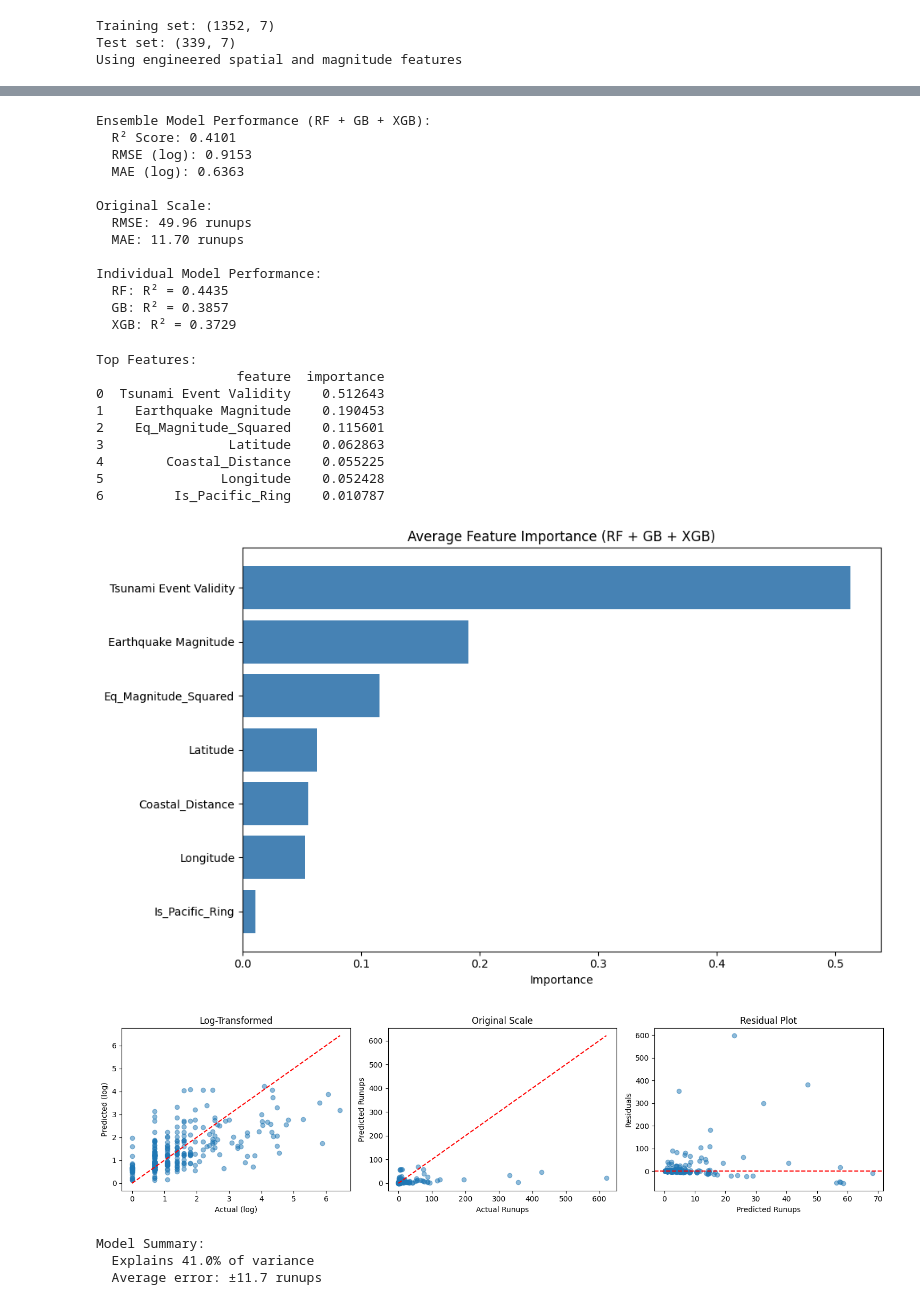
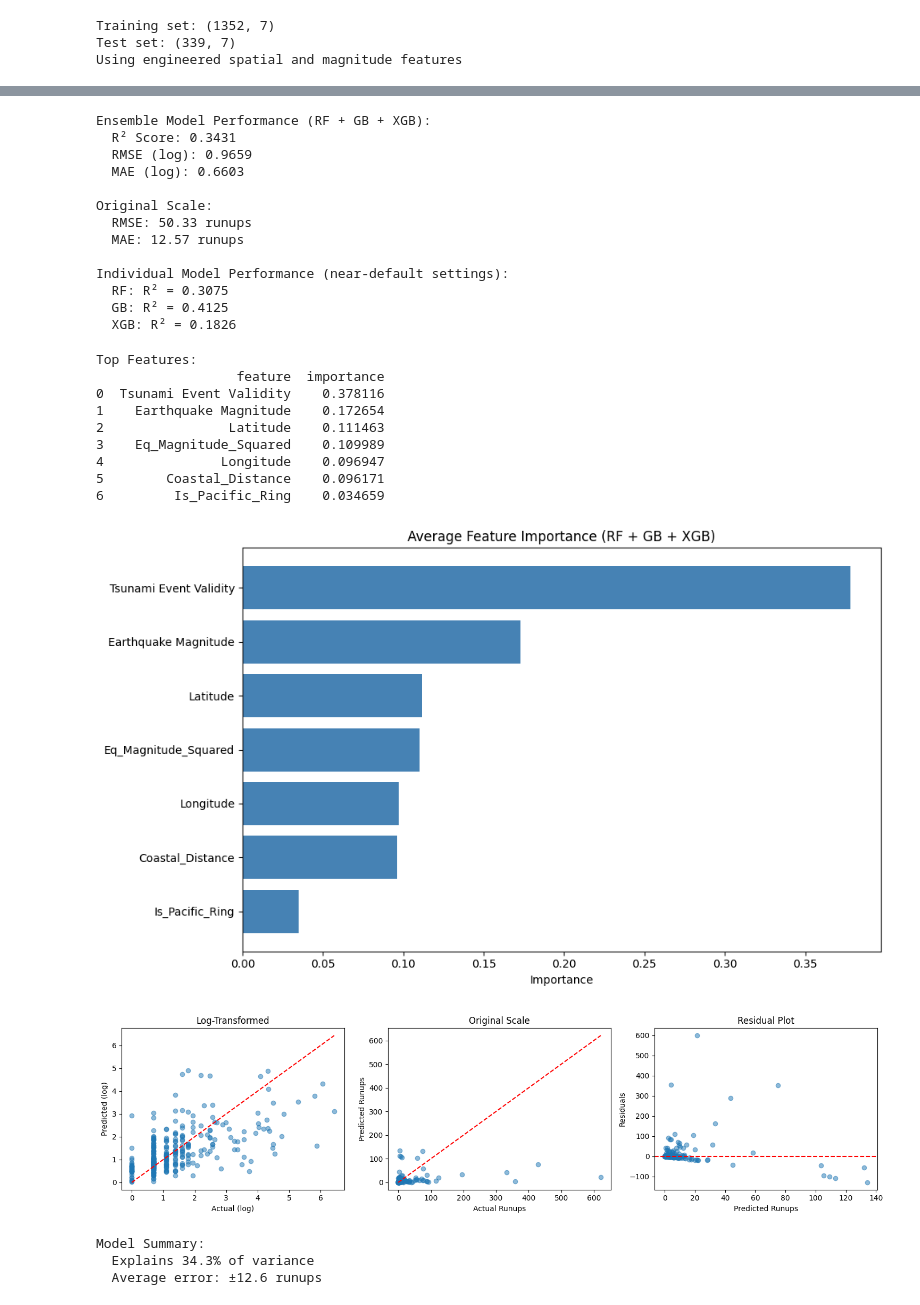
Before and after one commit to aryamaddel/Tsunami-Prediction, a Jupyter notebook: Tsunami Prediction.ipynb, the cells around one changed output, grey strips where cells are left out. Saved outputs shown, nothing was run; the diff lists cells and outputs as text; code cells hidden in the pictures.

```diff
--- a/Tsunami Prediction.ipynb
+++ b/Tsunami Prediction.ipynb
@@ -172,5 +121,5 @@ Best XGB params: {'learning_rate': 0.01, 'max_depth': 5, 'min_child_weight': 1,
 # %%
-ensemble = VotingRegressor(list(models.items()))
+ensemble = VotingRegressor(list(estimators.items()))
 ensemble.fit(X_train, y_train)
 
 y_pred_log = ensemble.predict(X_test)
@@ -190,27 +139,27 @@ print("\nOriginal Scale:")
 print(f"  RMSE: {np.sqrt(mean_squared_error(y_true, y_pred)):.2f} runups")
 print(f"  MAE: {mean_absolute_error(y_true, y_pred):.2f} runups")
 
-print("\nIndividual Model Performance:")
-for name, model in models.items():
-    preds = model.predict(X_test)
+print("\nIndividual Model Performance (near-default settings):")
+for name, estimator in estimators.items():
+    preds = estimator.predict(X_test)
     print(f"  {name.upper()}: R² = {r2_score(y_test, preds):.4f}")
 # %% [output]
 Ensemble Model Performance (RF + GB + XGB):
-  R² Score: 0.4101
-  RMSE (log): 0.9153
-  MAE (log): 0.6363
+  R² Score: 0.3431
+  RMSE (log): 0.9659
+  MAE (log): 0.6603
 
 Original Scale:
-  RMSE: 49.96 runups
-  MAE: 11.70 runups
+  RMSE: 50.33 runups
+  MAE: 12.57 runups
 
-Individual Model Performance:
-  RF: R² = 0.4435
-  GB: R² = 0.3857
-  XGB: R² = 0.3729
+Individual Model Performance (near-default settings):
+  RF: R² = 0.3075
+  GB: R² = 0.4125
+  XGB: R² = 0.1826
 # %%
 feature_importances = np.mean(
-    [model.feature_importances_ for model in models.values()],
+    [estimator.feature_importances_ for estimator in estimators.values()],
     axis=0,
  )
 feature_importance = (
@@ -233,42 +182,42 @@ plt.show()
 fig, axes = plt.subplots(1, 3, figsize=(15, 4))
 
 axes[0].scatter(y_test, y_pred_log, alpha=0.5)
 axes[0].plot([y_test.min(), y_test.max()], [y_test.min(), y_test.max()], "r--")
 axes[0].set_xlabel("Actual (log)")
 axes[0].set_ylabel("Predicted (log)")
 axes[0].set_title("Log-Transformed")
 
 axes[1].scatter(y_true, y_pred, alpha=0.5)
 axes[1].plot([0, y_true.max()], [0, y_true.max()], "r--")
 axes[1].set_xlabel("Actual Runups")
 axes[1].set_ylabel("Predicted Runups")
 axes[1].set_title("Original Scale")
 
 residuals = y_true - y_pred
 axes[2].scatter(y_pred, residuals, alpha=0.5)
 axes[2].axhline(0, color="r", linestyle="--")
 axes[2].set_xlabel("Predicted Runups")
 axes[2].set_ylabel("Residuals")
 axes[2].set_title("Residual Plot")
 
 plt.tight_layout()
 plt.show()
 
 print("\nModel Summary:")
 print(f"  Explains {r2 * 100:.1f}% of variance")
 print(f"  Average error: ±{mean_absolute_error(y_true, y_pred):.1f} runups")
 # %% [output]
 Top Features:
                   feature  importance
-0  Tsunami Event Validity    0.512643
-1    Earthquake Magnitude    0.190453
-2    Eq_Magnitude_Squared    0.115601
-3                Latitude    0.062863
-4        Coastal_Distance    0.055225
-5               Longitude    0.052428
-6         Is_Pacific_Ring    0.010787
+0  Tsunami Event Validity    0.378116
+1    Earthquake Magnitude    0.172654
+2                Latitude    0.111463
+3    Eq_Magnitude_Squared    0.109989
+4               Longitude    0.096947
+5        Coastal_Distance    0.096171
+6         Is_Pacific_Ring    0.034659
-[figure, old version]
+[figure, new version]
-[figure, old version]
+[figure, new version]
 Model Summary:
-  Explains 41.0% of variance
-  Average error: ±11.7 runups
+  Explains 34.3% of variance
+  Average error: ±12.6 runups
```
Also changed, not shown: parts of 1 cell of this notebook.
